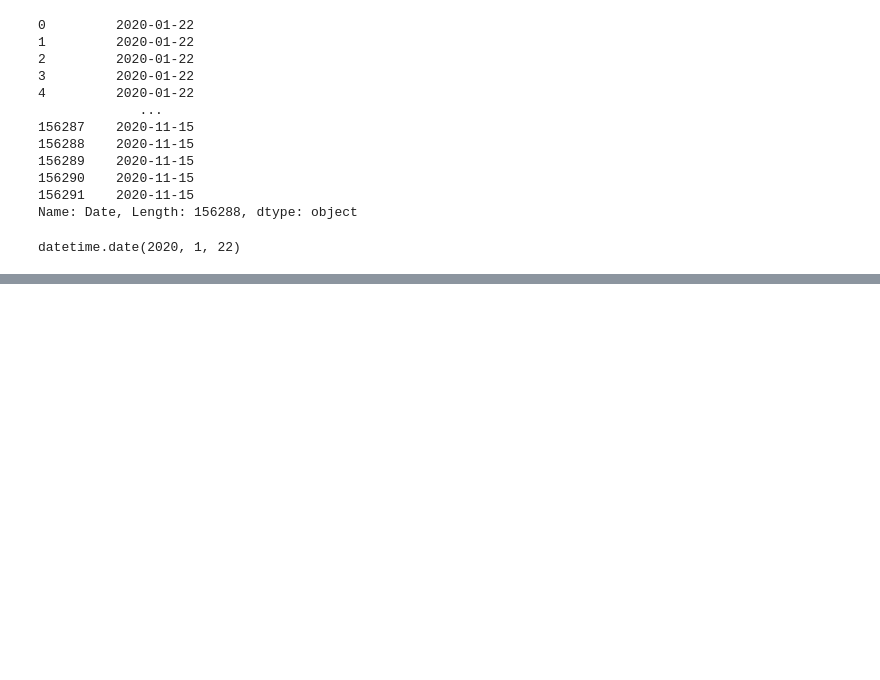
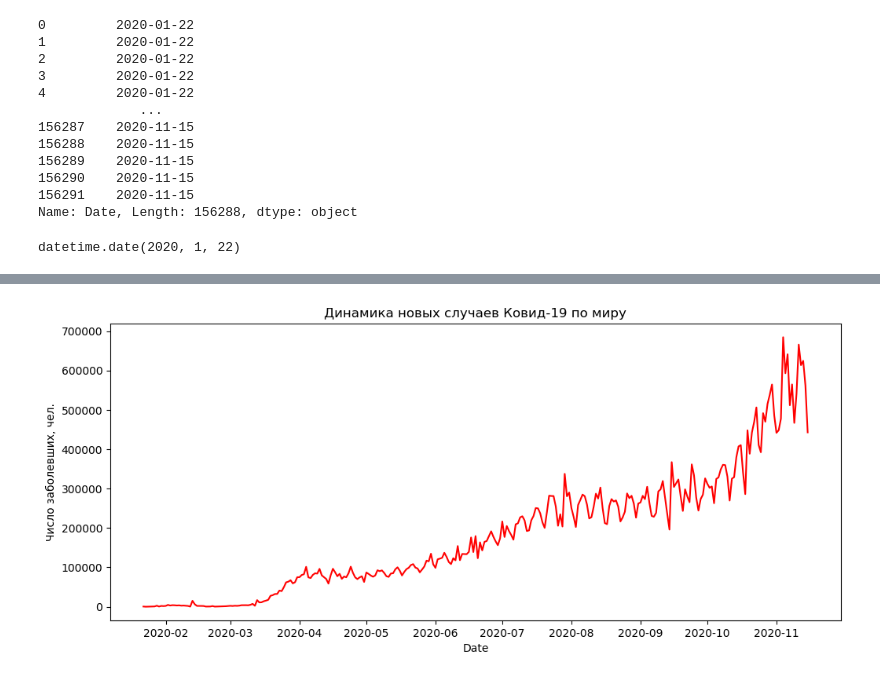
Before and after one commit to sianva/DS_2, a Jupyter notebook: Covid_19_example.ipynb, the cells around one changed output, grey strips where cells are left out. Cells and saved outputs as stored; diff of their text form; code cells hidden in the pictures; blank space fills up the shorter version.

```diff
--- a/Covid_19_example.ipynb
+++ b/Covid_19_example.ipynb
@@ -196,0 +341,16 @@ datetime.date(2020, 1, 22)
+# %%
+# Вычисляем каждодневные данные заболеваемости по миру
+
+# df_by_date['New cases'] =
+
+new_cases = []
+
+for idx in range(df_by_date.shape[0]):
+    if idx == 0:
+        new_cases.append(df_by_date['Confirmed'][idx])
+    else:
+        new_cases.append(df_by_date['Confirmed'][idx] - df_by_date['Confirmed'][idx-1])
+
+new_cases
+df_by_date['New cases'] = pd.Series(new_cases, index=df_by_date.index)
+df_by_date
@@ -196,0 +372,17 @@ datetime.date(2020, 1, 22)
+# %%
+plt.figure(dpi=100, figsize=[12.0,5.0])
+
+# plt.yscale('log') # логарифмирование
+
+
+
+plt.plot(df_by_date.index, df_by_date['New cases'], 'r')
+
+
+plt.title('Динамика новых случаев Ковид-19 по миру')
+plt.xlabel('Date')
+plt.ylabel('Число заболевших, чел.')
+
+plt.show()
+# %% [output]
+[figure, added]
```
Also changed, not shown: parts of 17 cells of this notebook.
